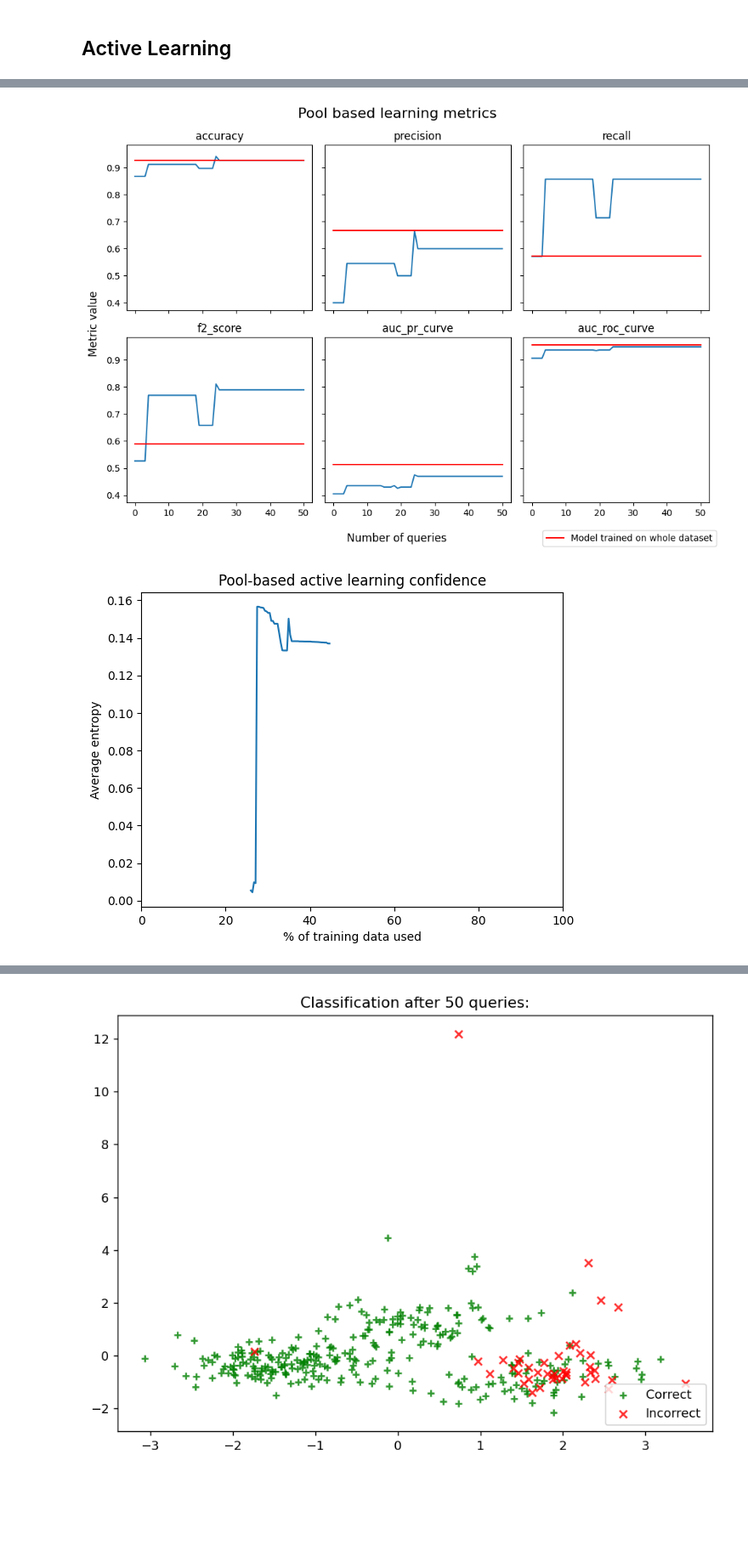
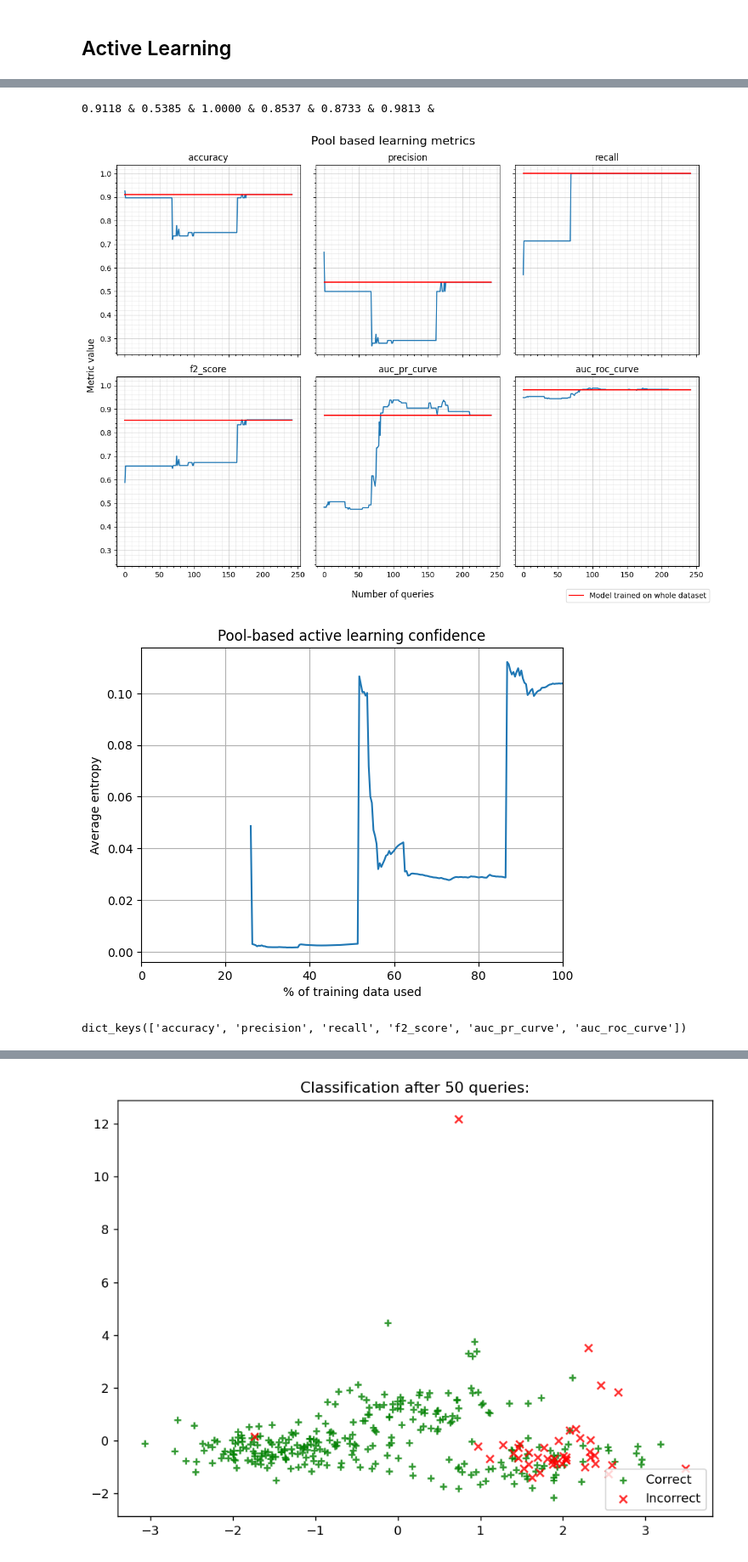
Before and after one commit to Wojtek-Rokicki/active-learning-analysis, a Jupyter notebook: code/test_env_al_methods.ipynb, the cells around one changed output, grey strips where cells are left out. Shown at 85% size. Drawn from its saved outputs; the diff is of its cells as text; code cells hidden in the pictures; blank space fills up the shorter version.

```diff
--- a/code/test_env_al_methods.ipynb
+++ b/code/test_env_al_methods.ipynb
@@ -71,16 +73,16 @@ Name: target, dtype: int64
 --------------------------------------------------
 # %%
 import numpy as np
+from config import RANDOM_STATE_SEED
 
 # Set our RNG seed for reproducibility.
-RANDOM_STATE_SEED = 123
 np.random.seed(RANDOM_STATE_SEED)
 
 # PCA decomposition
 from sklearn.decomposition import PCA
 
-X_raw = df.loc[:, df.columns != 'target'].to_numpy()
-y_raw = df['target'].to_numpy()
+X_raw = df.loc[:, df.columns != 'target']#.to_numpy()
+y_raw = df['target']#.to_numpy()
 
 # Define our PCA transformer and fit it onto our raw dataset.
 pca = PCA(n_components=2, random_state=RANDOM_STATE_SEED)
@@ -393,0 +427,10 @@ auc_roc_curve: 0.9063231850117096
+# %%
+if len(full_model_score) == 2:
+    full_model_score = list(full_model_score["metrics"].values())
+for x in full_model_score:
+    print(f"{x:.4f} & ", end="")
+
+print("\n")
+
+for x in unqueried_score["metrics"].values():
+    print(f"{x:.4f} & ", end="")
@@ -518,31 +721,66 @@ Queried samples:
+# %%
+for x in al_performance_history[-1].values():
+    print(f"{x:.4f} & ", end="")
+# %% [output]
+0.9118 & 0.5385 & 1.0000 & 0.8537 & 0.8733 & 0.9813 &
 # %%
+import matplotlib.pyplot as plt
+
 # Plotting metrics
-fig, axs = plt.subplots(2, 3, figsize=(10, 7), sharex=True, sharey=True)
+fig, axs = plt.subplots(2, 3, figsize=(12, 9), sharex=True, sharey=True)
 
 if len(full_model_score) == 2:
-    full_model_score = list(full_model_score[0].values())
-metrics = list(zip(*[x.values() for x in performance_history]))
+    full_model_score = list(full_model_score["metrics"].values())
+al_metrics = list(zip(*[x.values() for x in al_performance_history]))
 
-for i, metric_name in enumerate(performance_history[0].keys()):
-    axs[int(i/3), int(i%3)].plot(range(len(metrics[i])), metrics[i])
-    handle = axs[int(i/3), int(i%3)].plot(range(len(metrics[i])), np.ones(len(metrics[i]))*full_model_score[i], "r")
-    axs[int(i/3), int(i%3)].set_title(metric_name)
+n = len(al_performance_history)
+
+# major_xticks = np.round(np.linspace(0, n, 10)).astype(int)
+# minor_xticks = np.round(np.linspace(0, n, 20)).astype(int)
+
+# major_xticks = np.arange(0, n +10, 10)
+# minor_xticks = np.arange(0, n +1, 1)
+
+# major_yticks = np.arange(0.5, 1 +0.1, 0.1)
+# minor_yticks = np.arange(0.5, 1 +0.05, 0.05)
+
+for i, metric_name in enumerate(al_performance_history[0].keys()):
+    ax = axs[int(i/3), int(i%3)]
+    ax.plot(range(len(al_metrics[i])), al_metrics[i])
+    # ax.set_xticks(major_xticks)
+    # ax.set_xticks(minor_xticks, minor=True)
+    # ax.set_xticklabels(labels=major_xticks, rotation=90, ha='right')
+    # ax.set_yticks(major_yticks)
+    # ax.set_yticks(minor_yticks, minor=True)
+    ax.minorticks_on()
+    ax.grid(which='minor', alpha=0.2)
+    ax.grid(which='major', alpha=0.5)
+    handle = ax.plot(range(len(al_metrics[i])), np.ones(len(al_metrics[i]))*full_model_score[i], "r")
+    ax.set_title(metric_name)
+
+# TODO: point, for fraction of training dataset, which is efficient to obtain good model. 0,4?
 
 fig.suptitle("Pool based learning metrics", fontsize=16)
 fig.supxlabel("Number of queries")
 fig.supylabel("Metric value")
 fig.legend(handle, ["Model trained on whole dataset"], loc='lower right')
 fig.tight_layout()
 # %% [output]
-[figure, old version]
+[figure, new version]
 # %%
+from config import AL_QUERY_FIXED_BATCH_SIZE
 # Plot the confidence
-x_train_usage = [i*AL_QUERY_BATCH_SIZE/len(y_train)*100+len(y_train_init) for i in range(len(entropy_confidence_history))]
-plt.plot(x_train_usage, entropy_confidence_history)
+x_train_usage = [i*AL_QUERY_FIXED_BATCH_SIZE/len(y_train)*100+len(y_train_init) for i in range(len(al_entropy_confidence_history))]
+plt.plot(x_train_usage, al_entropy_confidence_history)
 plt.title("Pool-based active learning confidence")
 plt.xlabel(r'% of training data used')
 plt.ylabel('Average entropy')
 plt.xlim(left=0, right=100)
+plt.grid()
 plt.show()
 # %% [output]
-[figure, old version]
+[figure, new version]
+# %%
+al_performance_history[0].keys()
+# %% [output]
+dict_keys(['accuracy', 'precision', 'recall', 'f2_score', 'auc_pr_curve', 'auc_roc_curve'])
```
Also changed, not shown: parts of 19 cells of this notebook, 28 other files.
